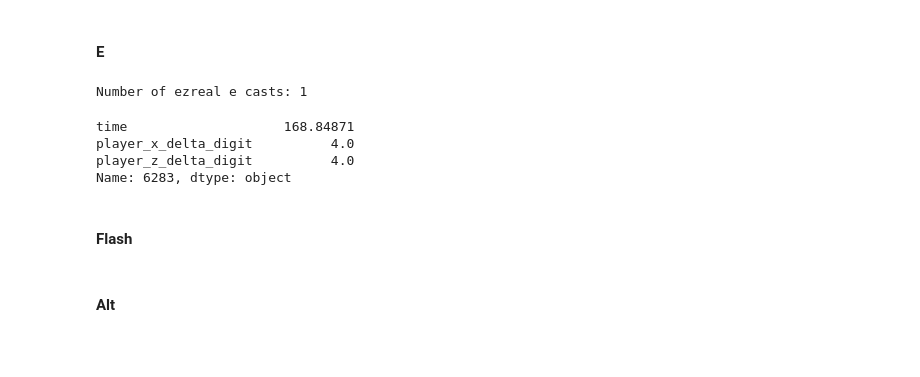
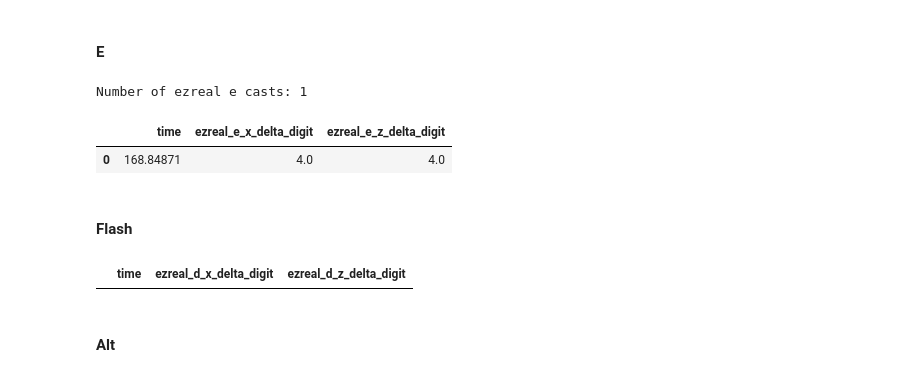
Before and after one commit to MiscellaneousStuff/tlol-analysis, a Jupyter notebook: obs_act_spec_clean.ipynb, the cells around one changed output. Drawn from its saved outputs; the diff is of its cells as text; code cells hidden in the pictures; blank space fills up the shorter version.

```diff
--- a/obs_act_spec_clean.ipynb
+++ b/obs_act_spec_clean.ipynb
@@ -429,21 +429,28 @@ ezreal_w_df_final
 # %%
 # Get every time e was cast (this will be 100% acc)
 ecd_s_cur  = spell_casts["e_cd"]
 ecd_s_prev = spell_casts["e_cd"].shift(+1).fillna(0)
 ecd_s_diff = ecd_s_cur - ecd_s_prev
 e_cast     = (ecd_s_diff > 25) & (ecd_s_cur > 0)
 print("Number of ezreal e casts:", e_cast.sum())
 e_cast_idx_s = e_cast[e_cast].index
-e_cast_idx = e_cast_idx_s[0]
-e_row = player_df.loc[e_cast_idx-50:e_cast_idx+50][["time", "player_delta"]]
-e_row_idx = e_row.idxmax()["player_delta"]
-player_df.loc[e_row_idx][["time", "player_x_delta_digit", "player_z_delta_digit"]]
+
+# create a dataframe with all of e cast action params
+e_cast_vals = []
+e_cast_cols = ["time", "ezreal_e_x_delta_digit", "ezreal_e_z_delta_digit"]
+for e_cast_idx in e_cast_idx_s:
+    # e_cast_idx = e_cast_idx_s[0]
+    e_row = player_df.loc[e_cast_idx-50:e_cast_idx+50][["time", "player_delta"]]
+    e_row_idx = e_row.idxmax()["player_delta"]
+    tm, x, y = player_df.loc[e_row_idx][["time", "player_x_delta_digit", "player_z_delta_digit"]]
+    e_cast_vals.append([tm, x, y])
+
+ezreal_e_df_final = pd.DataFrame(data=e_cast_vals, columns=e_cast_cols)
+ezreal_e_df_final
 # %% [output]
 Number of ezreal e casts: 1
-time                    168.84871
-player_x_delta_digit          4.0
-player_z_delta_digit          4.0
-Name: 6283, dtype: object
+|  | time | ezreal_e_x_delta_digit | ezreal_e_z_delta_digit |
+| 0 | 168.84871 | 4.0 | 4.0 |
 # %% [markdown]
 #### Flash
 # %%
@@ -452,12 +459,20 @@ dcd_s_cur  = spell_casts["d_cd"]
 dcd_s_prev = spell_casts["d_cd"].shift(+1).fillna(0)
 dcd_s_diff = dcd_s_cur - dcd_s_prev
 d_cast     = (dcd_s_diff > 250) & (dcd_s_cur > 0)
-print("Number of ezreal d casts:", d_cast.sum())
 d_cast_idx_s = d_cast[d_cast].index
-d_cast_idx = d_cast_idx_s[0]
-d_row = player_df.loc[d_cast_idx-50:d_cast_idx+50][["time", "player_delta"]]
-d_row_idx = d_row.idxmax()["player_delta"]
-player_df.loc[d_row_idx][["time", "player_x_delta_digit", "player_z_delta_digit"]]
+
+d_cast_vals = []
+d_cast_cols = ["time", "ezreal_d_x_delta_digit", "ezreal_d_z_delta_digit"]
+for d_cast_idx in d_cast_idx_s:
+    d_row = player_df.loc[d_cast_idx-50:d_cast_idx+50][["time", "player_delta"]]
+    d_row_idx = d_row.idxmax()["player_delta"]
+    tm, x, y = player_df.loc[d_row_idx][["time", "player_x_delta_digit", "player_z_delta_digit"]]
+    d_cast_vals.append([tm, x, y])
+
+ezreal_d_df_final = pd.DataFrame(data=d_cast_vals, columns=d_cast_cols)
+ezreal_d_df_final
+# %% [output]
+|  | time | ezreal_d_x_delta_digit | ezreal_d_z_delta_digit |
 # %% [markdown]
 #### Alt
 # %%
```
Also changed, not shown: parts of 4 cells of this notebook, 1 other file.
